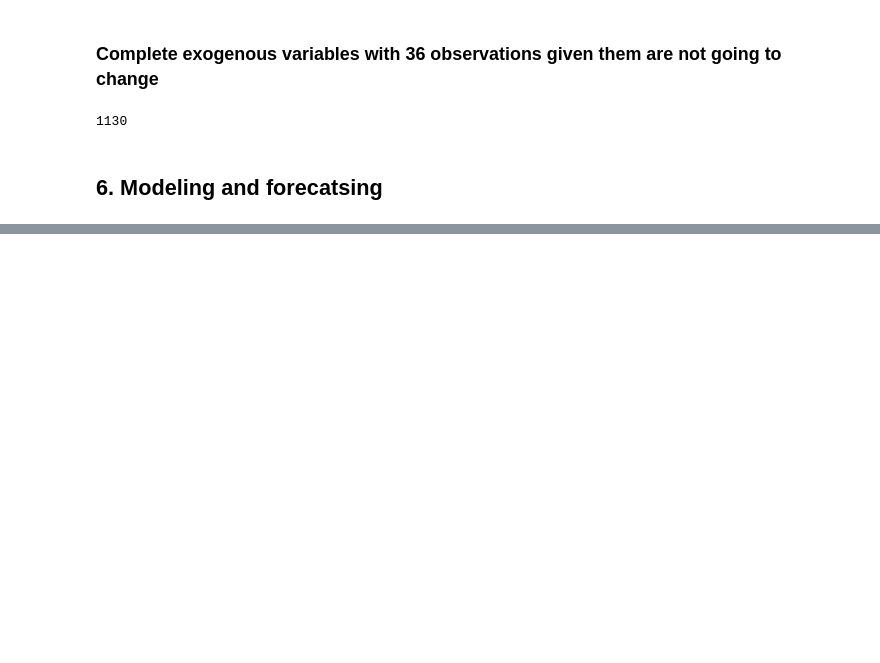
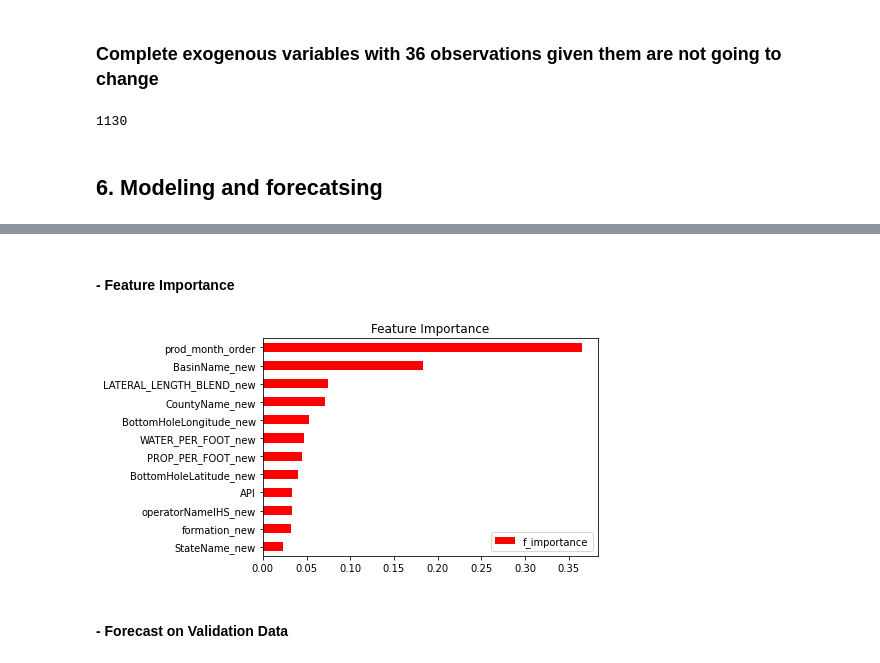
Before and after one commit to Dnbg1982/Oil-Gas-Projects, a Jupyter notebook: Reservoir Engineering/Notebooks/Oil_produc_forecasting.ipynb, the cells around one changed output, grey strips where cells are left out. Drawn from its saved outputs; the diff is of its cells as text; code cells hidden in the pictures; blank space fills up the shorter version.

```diff
--- a/Reservoir Engineering/Notebooks/Oil_produc_forecasting.ipynb
+++ b/Reservoir Engineering/Notebooks/Oil_produc_forecasting.ipynb
@@ -673,0 +684,6 @@ plt.show()
+# %%
+batch_well_valid = np.random.choice(df_filter.API[(~df_filter.API.isin(batch_well_train))].unique(), 200)
+df_f_valid = df_filter[df_filter.API.isin(batch_well_valid)]
+# %%
+df_valid_ord = df_f_valid.groupby(['API'], as_index=True)
+df_valid_ord = df_valid_ord.apply(order_month).sort_index()
@@ -673,0 +703,6 @@ plt.show()
+# %%
+X_train_ord = df_train_ord.drop(['Liquid'], axis=1)
+Y_train_ord = df_train_ord.Liquid
+
+X_valid_ord = df_valid_ord.drop(['Liquid'], axis=1)
+Y_valid_ord = df_valid_ord.Liquid
@@ -673,0 +711,3 @@ plt.show()
+# %%
+xgb_reg = xgb.XGBRegressor(n_estimators=1000, early_stopping_rounds=50, learning_rate=0.01).fit(X_train_ord,Y_train_ord, eval_set=[(X_train_ord, Y_train_ord),
+(X_valid_ord, Y_valid_ord)], verbose=100)
@@ -673,0 +722,8 @@ plt.show()
+# %% [markdown]
+#### - Feature Importance
+# %%
+pd.DataFrame(xgb_reg.feature_importances_, index=xgb_reg.feature_names_in_, columns=['f_importance']).sort_values(by='f_importance').plot(kind='barh', title='Feature Importance');
+# %% [output]
+[figure, added]
+# %% [markdown]
+#### - Forecast on Validation Data
```
Also changed, not shown: parts of 25 cells of this notebook.
